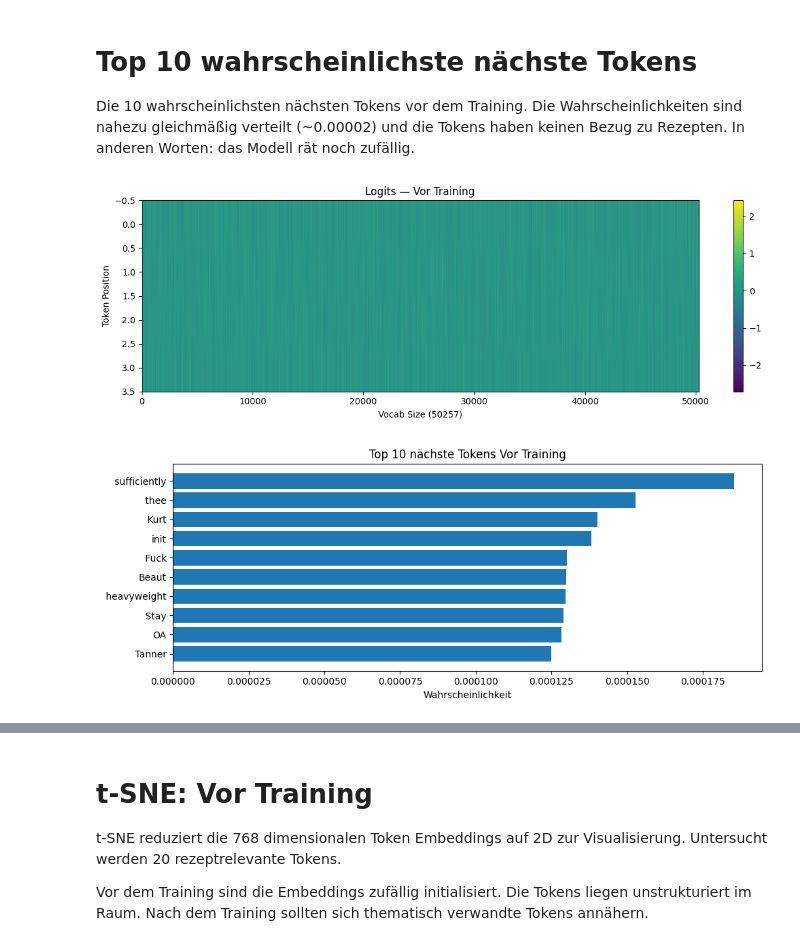
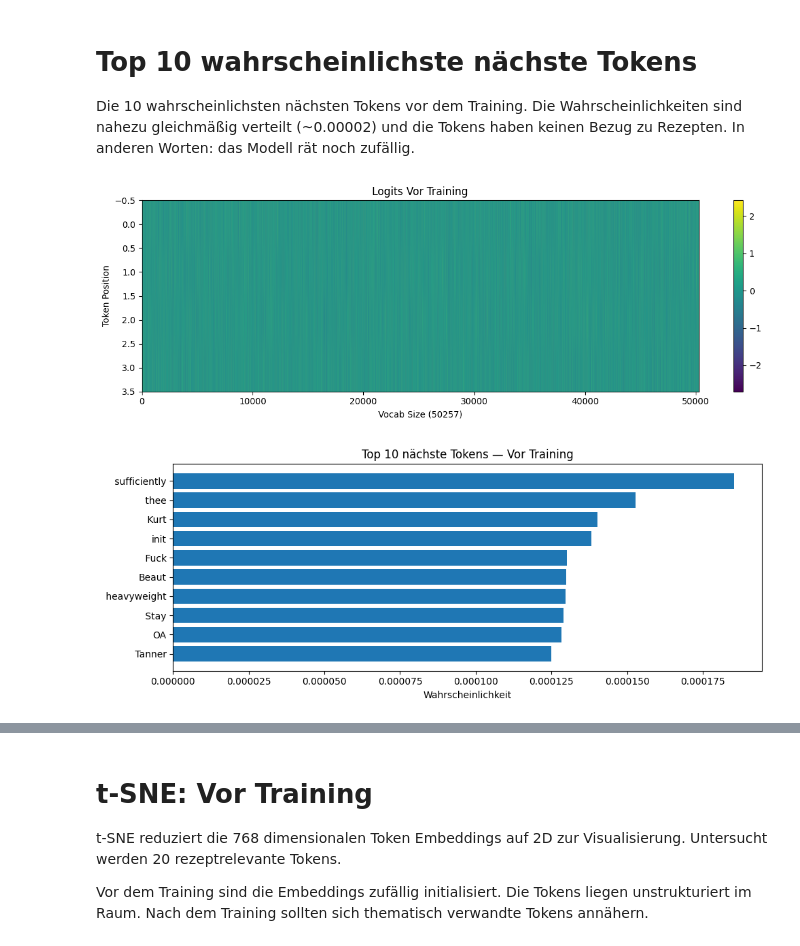
Before and after one commit to fhollaender/LLMs-from-scratch, a Jupyter notebook: Abgabe/lab5.ipynb, the cells around one changed output, grey strips where cells are left out. Saved outputs shown, nothing was run; the diff lists cells and outputs as text; code cells hidden in the pictures.

```diff
--- a/Abgabe/lab5.ipynb
+++ b/Abgabe/lab5.ipynb
@@ -41,9 +42,12 @@ cloud_url = "https://syncandshare.lrz.de/dl/fiHE8nDPcb4nww3VCn4QmN/reduced_datas
 # Die folgende Zeile einkommentieren, um den vollständigen Datensatz zu verwenden
 # cloud_url = "https://syncandshare.lrz.de/dl/finR5gtyQx3FNL5P2hz6H/full_dataset.csv""
 try:
-    df = pd.read_csv(cloud_url)
-    #df = df.head(1000)
-    df = df.head(150000)
+    df = pd.read_csv("../datasets/full_dataset.csv")
+    #df = pd.read_csv(cloud_url)
+    #df = pd.read_csv("datasets/pre-training/reduced_dataset_100k.csv")
+    #df = df.head(150000)
+    df = df.head(100000)
+    #   df = df.head(150000)
 except Exception as e:
     print(f'{e}')
 
@@ -297,35 +301,34 @@ zufällig.
 def plot_model_state(model, tokenizer, device, label=""):
     encoded = torch.tensor(tokenizer.encode("Recepie:")).unsqueeze(0).to(device)
     model.eval()
     with torch.no_grad():
         output = model(encoded)
     model.train()
 
     plt.figure(figsize=(12, 4))
     plt.imshow(output[0].cpu().numpy(), aspect='auto', cmap='viridis')
     plt.colorbar()
-    plt.title(f"Logits — {label}")
+    plt.title(f"Logits {label}")
     plt.xlabel("Vocab Size (50257)")
     plt.ylabel("Token Position")
     plt.tight_layout()
     plt.show()
 
     logits = output[0, -1, :]
     probs = torch.softmax(logits, dim=-1)
     top10 = torch.topk(probs, 10)
     tokens = [tokenizer.decode([i.item()]) for i in top10.indices]
     values = top10.values.cpu().tolist()
 
     plt.figure(figsize=(10, 4))
     plt.barh(tokens[::-1], values[::-1])
-    plt.title(f"Top 10 nächste Tokens {label}")
+    plt.title(f"Top 10 nächste Tokens — {label}")
     plt.xlabel("Wahrscheinlichkeit")
     plt.tight_layout()
     plt.show()
 
     return output
-
 output_vor = plot_model_state(model, tokenizer, device, label="Vor Training")
 # %% [output]
-[figure, old version]
+[figure, new version]
-[figure, old version]
+[figure, new version]
```
Also changed, not shown: parts of 25 cells of this notebook.
